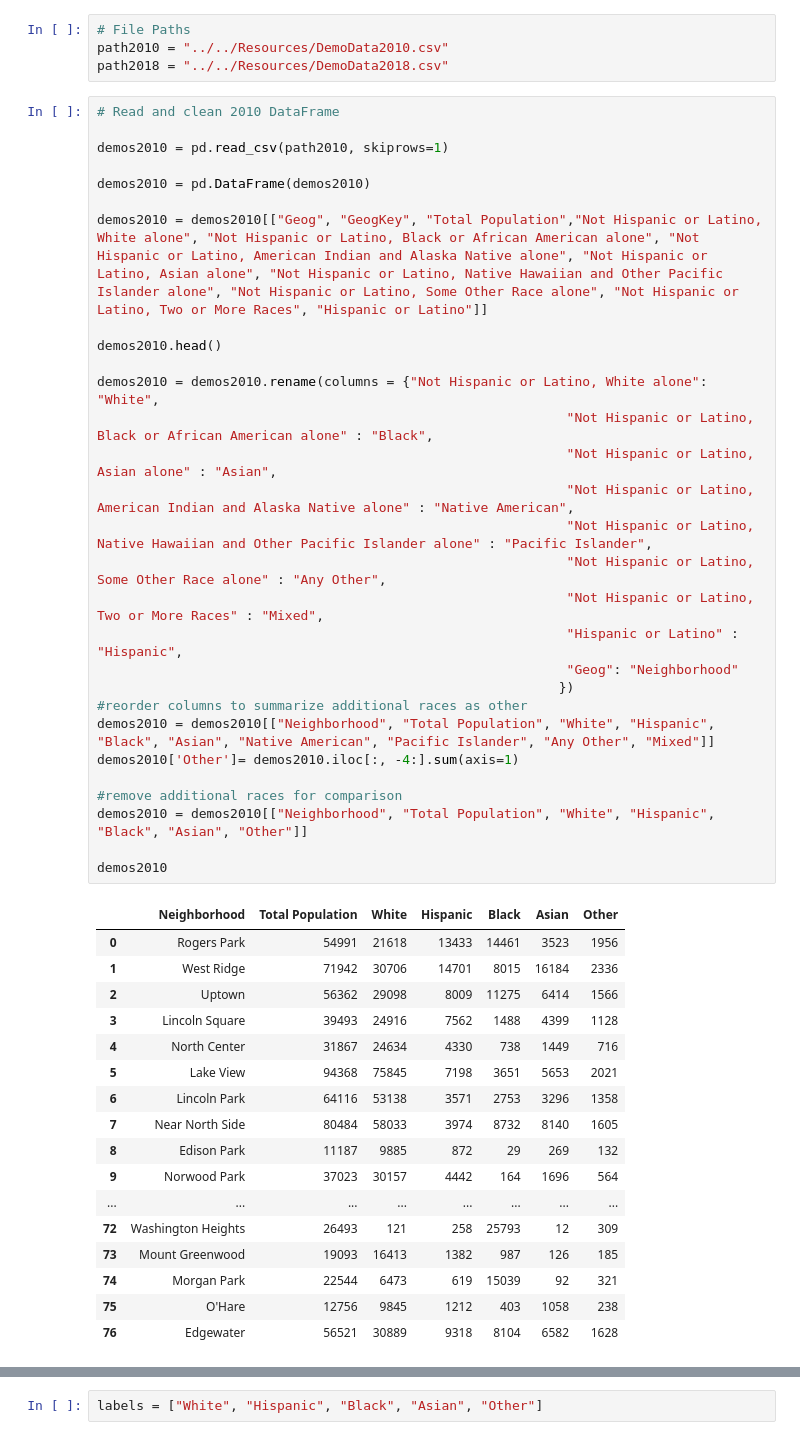
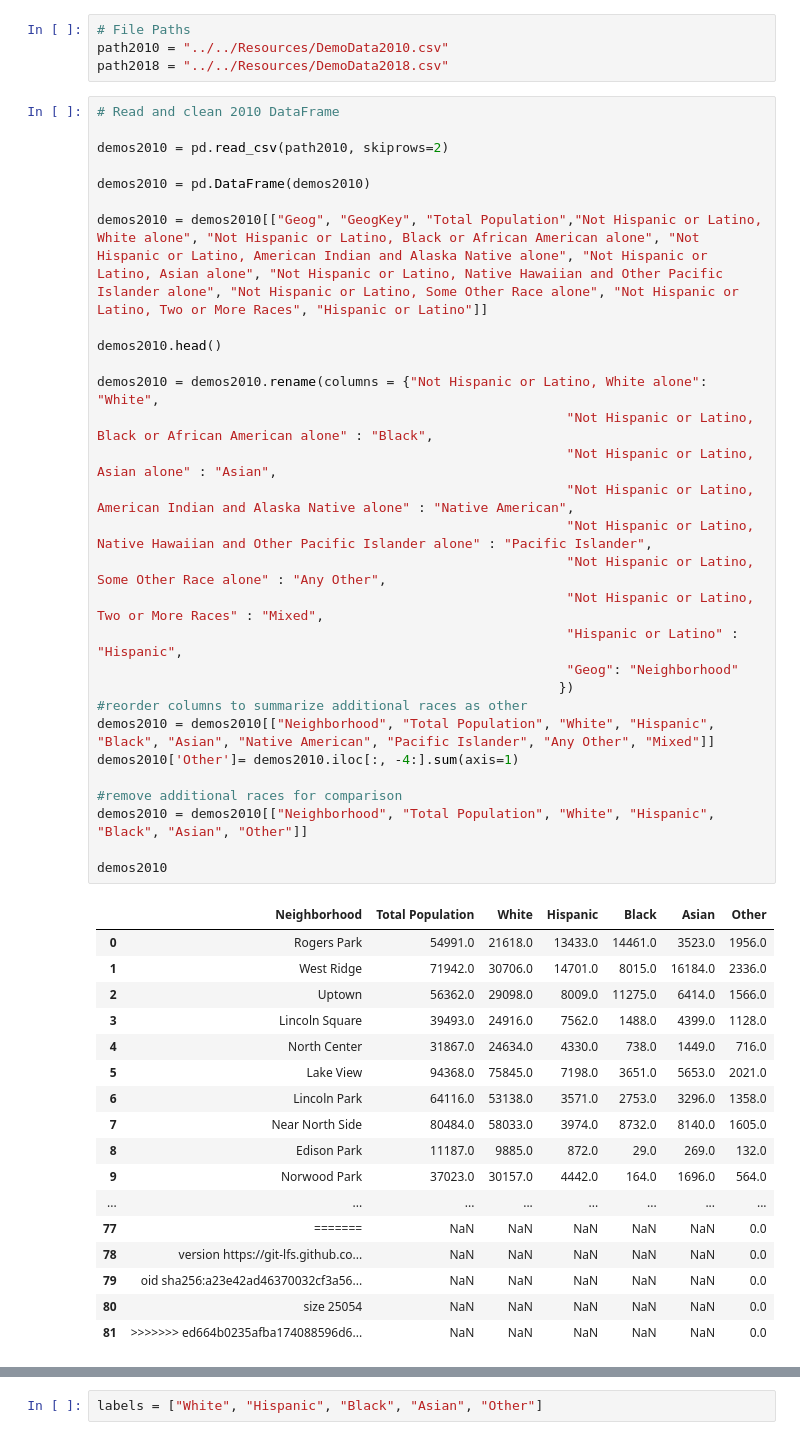
Before and after one commit to ajdeschenes/RuPaulsitory, a Jupyter notebook: Dev/Demographics/Demographics Data - Bars.ipynb, the cells around one changed output, grey strips where cells are left out. Cells and saved outputs as stored; diff of their text form.

```diff
--- a/Dev/Demographics/Demographics Data - Bars.ipynb
+++ b/Dev/Demographics/Demographics Data - Bars.ipynb
@@ -14,47 +14,47 @@ path2018 = "../../Resources/DemoData2018.csv"
 # %%
 # Read and clean 2010 DataFrame
 
-demos2010 = pd.read_csv(path2010, skiprows=1)
+demos2010 = pd.read_csv(path2010, skiprows=2)
 
 demos2010 = pd.DataFrame(demos2010)
 
 demos2010 = demos2010[["Geog", "GeogKey", "Total Population","Not Hispanic or Latino, White alone", "Not Hispanic or Latino, Black or African American alone", "Not Hispanic or Latino, American Indian and Alaska Native alone", "Not Hispanic or Latino, Asian alone", "Not Hispanic or Latino, Native Hawaiian and Other Pacific Islander alone", "Not Hispanic or Latino, Some Other Race alone", "Not Hispanic or Latino, Two or More Races", "Hispanic or Latino"]]
 
 demos2010.head()
 
 demos2010 = demos2010.rename(columns = {"Not Hispanic or Latino, White alone": "White",
                                                             "Not Hispanic or Latino, Black or African American alone" : "Black",
                                                             "Not Hispanic or Latino, Asian alone" : "Asian",
                                                             "Not Hispanic or Latino, American Indian and Alaska Native alone" : "Native American",
                                                             "Not Hispanic or Latino, Native Hawaiian and Other Pacific Islander alone" : "Pacific Islander",
                                                             "Not Hispanic or Latino, Some Other Race alone" : "Any Other",
                                                             "Not Hispanic or Latino, Two or More Races" : "Mixed",
                                                             "Hispanic or Latino" : "Hispanic",
                                                             "Geog": "Neighborhood"
                                                            })
 #reorder columns to summarize additional races as other
 demos2010 = demos2010[["Neighborhood", "Total Population", "White", "Hispanic", "Black", "Asian", "Native American", "Pacific Islander", "Any Other", "Mixed"]]
 demos2010['Other']= demos2010.iloc[:, -4:].sum(axis=1)
 
 #remove additional races for comparison
 demos2010 = demos2010[["Neighborhood", "Total Population", "White", "Hispanic", "Black", "Asian", "Other"]]
 
 demos2010
 # %% [output]
 |  | Neighborhood | Total Population | White | Hispanic | Black | Asian | Other |
-| 0 | Rogers Park | 54991 | 21618 | 13433 | 14461 | 3523 | 1956 |
-| 1 | West Ridge | 71942 | 30706 | 14701 | 8015 | 16184 | 2336 |
-| 2 | Uptown | 56362 | 29098 | 8009 | 11275 | 6414 | 1566 |
-| 3 | Lincoln Square | 39493 | 24916 | 7562 | 1488 | 4399 | 1128 |
-| 4 | North Center | 31867 | 24634 | 4330 | 738 | 1449 | 716 |
-| 5 | Lake View | 94368 | 75845 | 7198 | 3651 | 5653 | 2021 |
-| 6 | Lincoln Park | 64116 | 53138 | 3571 | 2753 | 3296 | 1358 |
-| 7 | Near North Side | 80484 | 58033 | 3974 | 8732 | 8140 | 1605 |
-| 8 | Edison Park | 11187 | 9885 | 872 | 29 | 269 | 132 |
-| 9 | Norwood Park | 37023 | 30157 | 4442 | 164 | 1696 | 564 |
+| 0 | Rogers Park | 54991.0 | 21618.0 | 13433.0 | 14461.0 | 3523.0 | 1956.0 |
+| 1 | West Ridge | 71942.0 | 30706.0 | 14701.0 | 8015.0 | 16184.0 | 2336.0 |
+| 2 | Uptown | 56362.0 | 29098.0 | 8009.0 | 11275.0 | 6414.0 | 1566.0 |
+| 3 | Lincoln Square | 39493.0 | 24916.0 | 7562.0 | 1488.0 | 4399.0 | 1128.0 |
+| 4 | North Center | 31867.0 | 24634.0 | 4330.0 | 738.0 | 1449.0 | 716.0 |
+| 5 | Lake View | 94368.0 | 75845.0 | 7198.0 | 3651.0 | 5653.0 | 2021.0 |
+| 6 | Lincoln Park | 64116.0 | 53138.0 | 3571.0 | 2753.0 | 3296.0 | 1358.0 |
+| 7 | Near North Side | 80484.0 | 58033.0 | 3974.0 | 8732.0 | 8140.0 | 1605.0 |
+| 8 | Edison Park | 11187.0 | 9885.0 | 872.0 | 29.0 | 269.0 | 132.0 |
+| 9 | Norwood Park | 37023.0 | 30157.0 | 4442.0 | 164.0 | 1696.0 | 564.0 |
 | ... | ... | ... | ... | ... | ... | ... | ... |
-| 72 | Washington Heights | 26493 | 121 | 258 | 25793 | 12 | 309 |
-| 73 | Mount Greenwood | 19093 | 16413 | 1382 | 987 | 126 | 185 |
-| 74 | Morgan Park | 22544 | 6473 | 619 | 15039 | 92 | 321 |
-| 75 | O'Hare | 12756 | 9845 | 1212 | 403 | 1058 | 238 |
-| 76 | Edgewater | 56521 | 30889 | 9318 | 8104 | 6582 | 1628 |
+| 77 | ======= | NaN | NaN | NaN | NaN | NaN | 0.0 |
+| 78 | version https://git-lfs.github.co... | NaN | NaN | NaN | NaN | NaN | 0.0 |
+| 79 | oid sha256:a23e42ad46370032cf3a56... | NaN | NaN | NaN | NaN | NaN | 0.0 |
+| 80 | size 25054 | NaN | NaN | NaN | NaN | NaN | 0.0 |
+| 81 | >>>>>>> ed664b0235afba174088596d6... | NaN | NaN | NaN | NaN | NaN | 0.0 |
```
Also changed, not shown: parts of 19 cells of this notebook, 1 other file.
